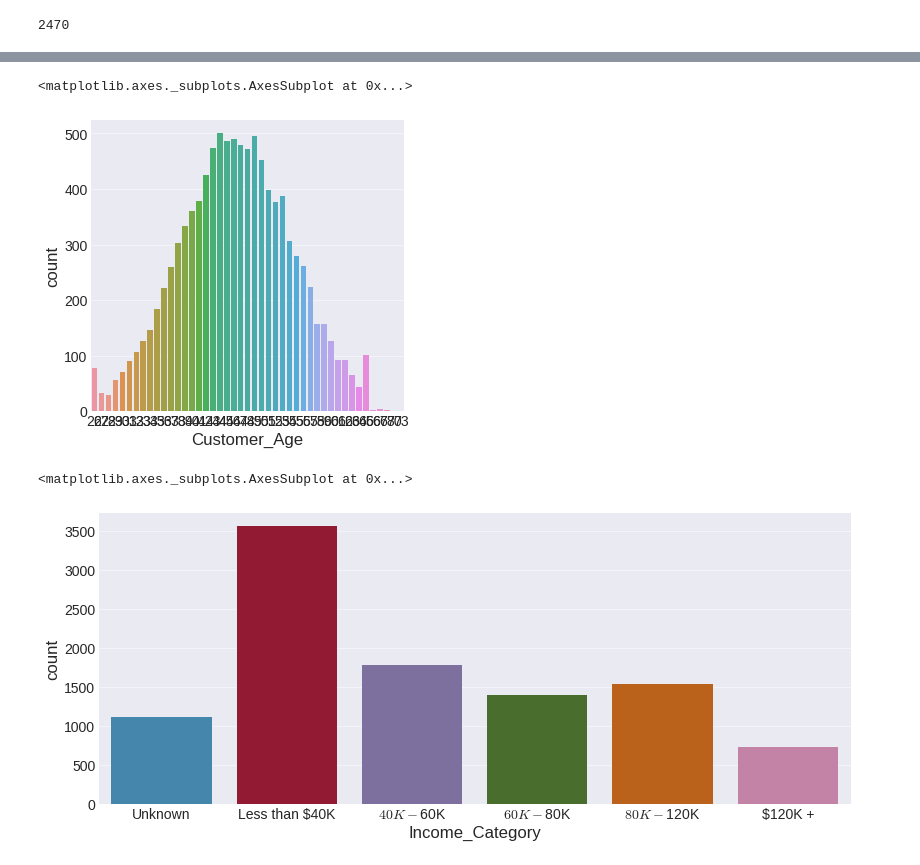
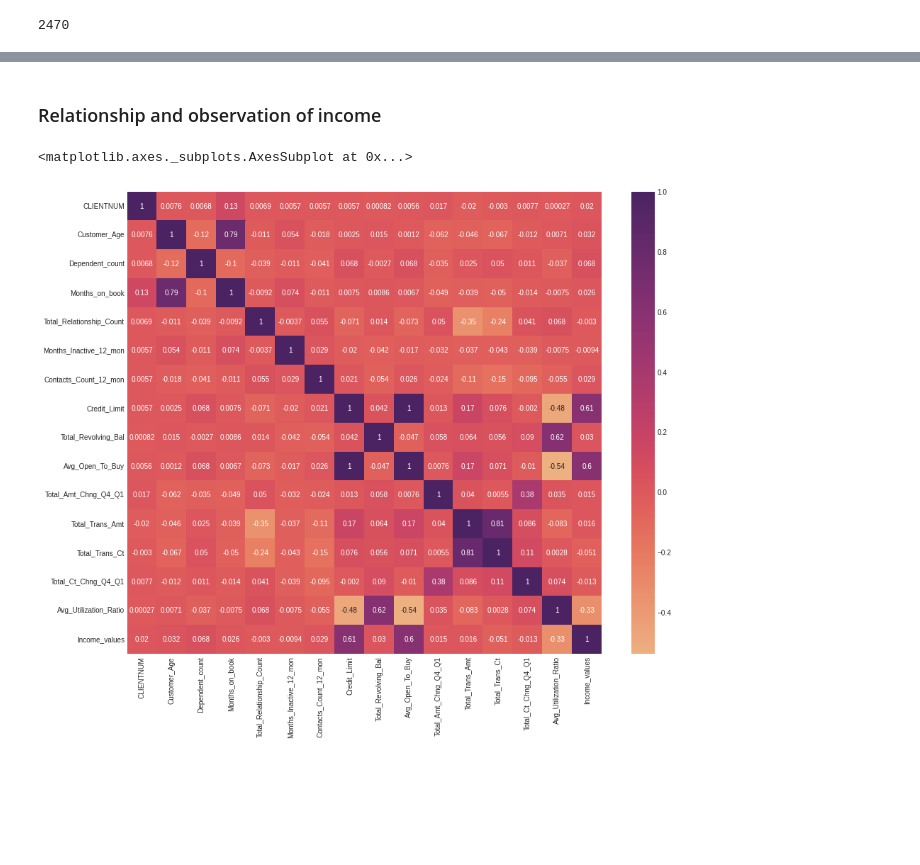
Before and after one commit to suphaporn7041/Data-analyst, a Jupyter notebook: BankChurners.ipynb, the cells around one changed output, grey strips where cells are left out. Cells and saved outputs as stored; diff of their text form; code cells hidden in the pictures; blank space fills up the shorter version.

```diff
--- a/BankChurners.ipynb
+++ b/BankChurners.ipynb
@@ -12,5 +12,3 @@ import matplotlib.pyplot as plt
 %matplotlib inline
 # %%
 plt.style.use('seaborn-darkgrid')
-# %%
-plt.style.use('fivethirtyeight')
@@ -150,2 +95,0 @@ plt.style.available
-# %%
-plt.style.use('seaborn-darkgrid')
@@ -545,0 +484,9 @@ df_low_sp.head()
+# %%
+df['Income_values'] = df['Income_Category'].map({'Unknown': np.nan,
+                        'Less than $40K': 40,
+                        '$40K - $60K' : 50,
+                        '$60K - $80K': 70,
+                        '$80K - $120K': 100,
+                        '$120K +': 120})
+
+df[['Income_Category','Income_values']].head()
@@ -546,13 +500,8 @@ df_low_sp.head()
+# %% [markdown]
+### Relationship and observation of income
 # %%
-plt.figure(figsize=(5,5))
-sns.countplot(df.Customer_Age)
+plt.figure(figsize=(15, 12))
+sns.heatmap(df.corr(), annot=True, cmap='flare')
 # %% [output]
 <matplotlib.axes._subplots.AxesSubplot at 0x...>
-[figure, old version]
+[figure, new version]
-# %%
-plt.figure(figsize=(12,5))
-sns.countplot(df.Income_Category,
-              order=['Unknown','Less than $40K','$40K - $60K','$60K - $80K','$80K - $120K','$120K +'])
-# %% [output]
-<matplotlib.axes._subplots.AxesSubplot at 0x...>
-[figure, removed]
```
Also changed, not shown: parts of 99 cells of this notebook.
